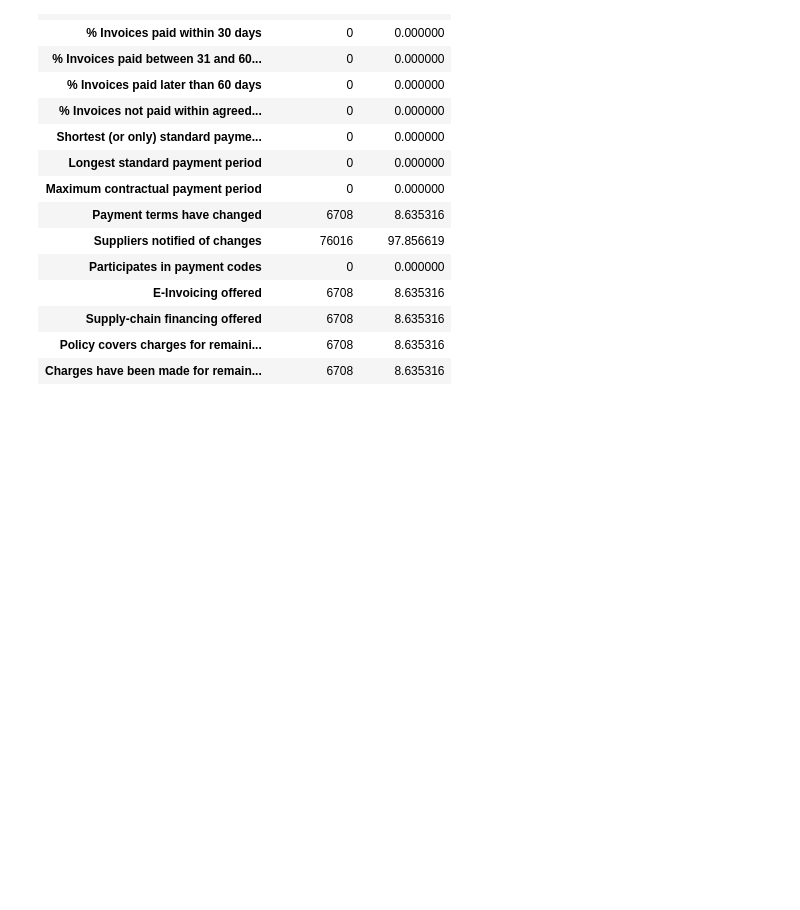
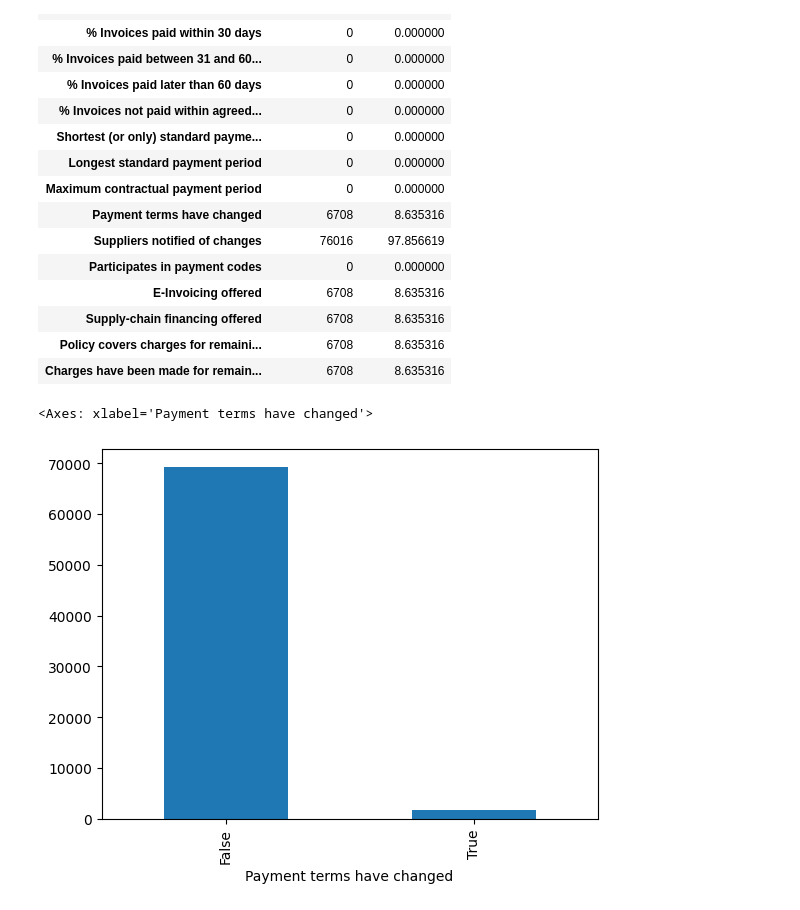
Before and after one commit to Lasya-t07/mini-proj, a Jupyter notebook: main code.ipynb, the cells around one changed output. Cells and saved outputs as stored; diff of their text form; code cells hidden in the pictures; blank space fills up the shorter version.

```diff
--- a/main code.ipynb
+++ b/main code.ipynb
@@ -106,0 +114,5 @@ missing_data
+# %%
+data['Payment terms have changed'].value_counts().plot.bar()
+# %% [output]
+<Axes: xlabel='Payment terms have changed'>
+[figure, added]
```
Also changed, not shown: parts of 13 cells of this notebook.
